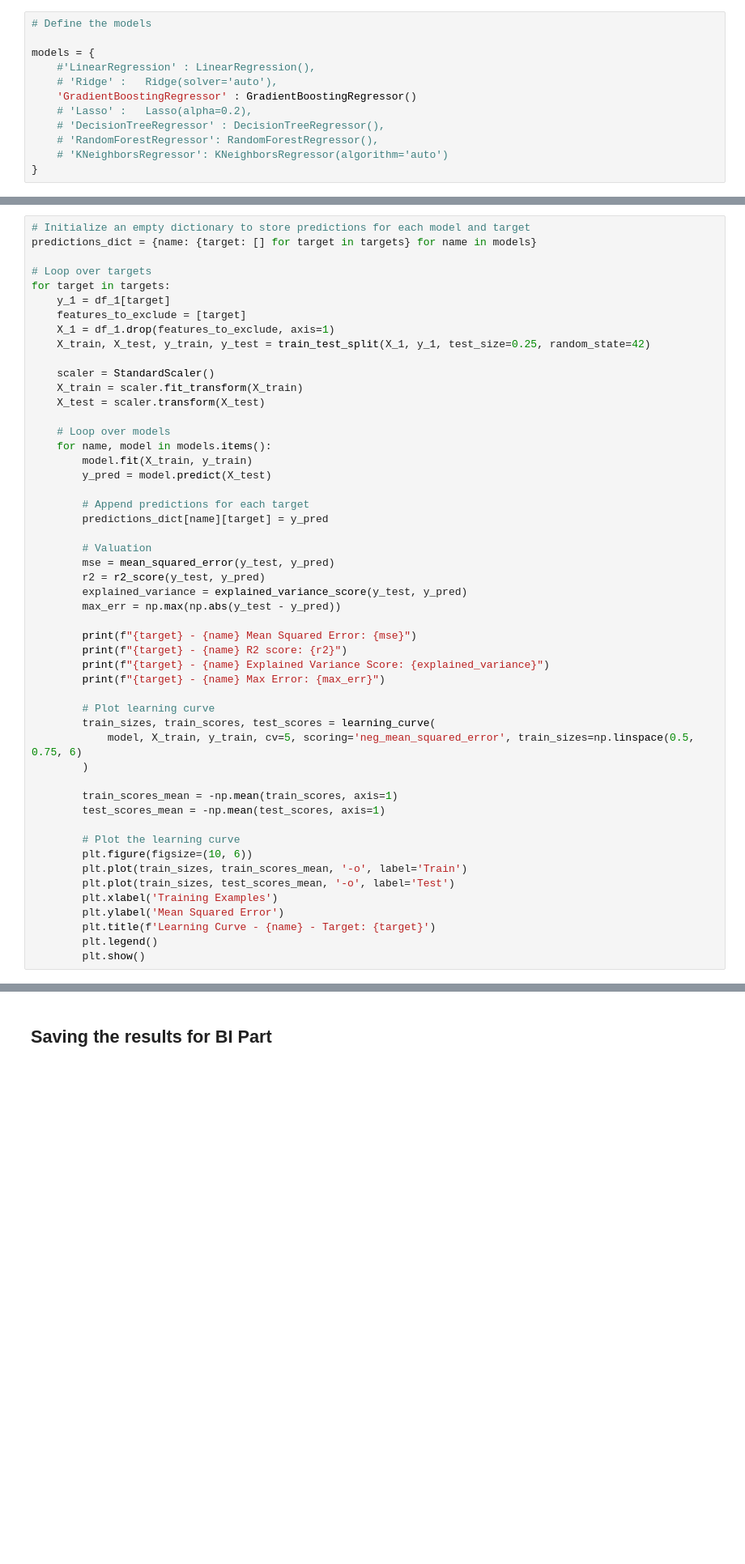
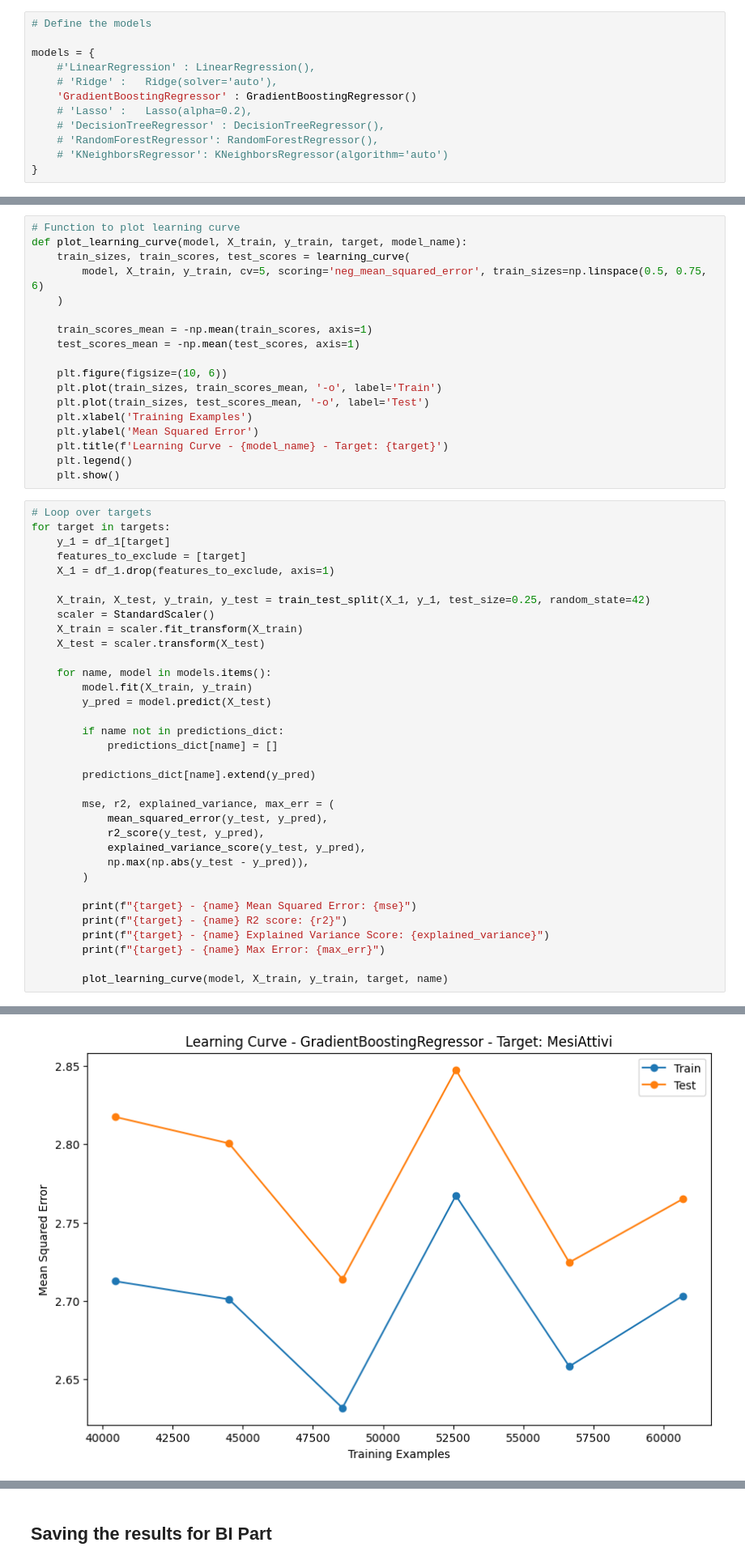
Before and after one commit to I1207/PW4, a Jupyter notebook: Analisi Dati e ML/Analis_ML.ipynb, the cells around one changed output, grey strips where cells are left out. Shown: that part at 81% size. Cells and saved outputs as stored; diff of their text form; blank space fills up the shorter version.

```diff
--- a/Analisi Dati e ML/Analis_ML.ipynb
+++ b/Analisi Dati e ML/Analis_ML.ipynb
@@ -154,51 +193,53 @@ targets = ['MesiAttivi', 'UltimoReddito', 'MesiBEP']  # Targets
+# %%
+# Function to plot learning curve
+def plot_learning_curve(model, X_train, y_train, target, model_name):
+    train_sizes, train_scores, test_scores = learning_curve(
+        model, X_train, y_train, cv=5, scoring='neg_mean_squared_error', train_sizes=np.linspace(0.5, 0.75, 6)
+    )
+
+    train_scores_mean = -np.mean(train_scores, axis=1)
+    test_scores_mean = -np.mean(test_scores, axis=1)
+
+    plt.figure(figsize=(10, 6))
+    plt.plot(train_sizes, train_scores_mean, '-o', label='Train')
+    plt.plot(train_sizes, test_scores_mean, '-o', label='Test')
+    plt.xlabel('Training Examples')
+    plt.ylabel('Mean Squared Error')
+    plt.title(f'Learning Curve - {model_name} - Target: {target}')
+    plt.legend()
+    plt.show()
 # %%
-# Initialize an empty dictionary to store predictions for each model and target
-predictions_dict = {name: {target: [] for target in targets} for name in models}
-
 # Loop over targets
 for target in targets:
     y_1 = df_1[target]
     features_to_exclude = [target]
     X_1 = df_1.drop(features_to_exclude, axis=1)
+
     X_train, X_test, y_train, y_test = train_test_split(X_1, y_1, test_size=0.25, random_state=42)
-
     scaler = StandardScaler()
     X_train = scaler.fit_transform(X_train)
     X_test = scaler.transform(X_test)
 
-    # Loop over models
     for name, model in models.items():
         model.fit(X_train, y_train)
         y_pred = model.predict(X_test)
 
-        # Append predictions for each target
-        predictions_dict[name][target] = y_pred
+        if name not in predictions_dict:
+            predictions_dict[name] = []
 
-        # Valuation
-        mse = mean_squared_error(y_test, y_pred)
-        r2 = r2_score(y_test, y_pred)
-        explained_variance = explained_variance_score(y_test, y_pred)
-        max_err = np.max(np.abs(y_test - y_pred))
+        predictions_dict[name].extend(y_pred)
+
+        mse, r2, explained_variance, max_err = (
+            mean_squared_error(y_test, y_pred),
+            r2_score(y_test, y_pred),
+            explained_variance_score(y_test, y_pred),
+            np.max(np.abs(y_test - y_pred)),
+        )
 
         print(f"{target} - {name} Mean Squared Error: {mse}")
         print(f"{target} - {name} R2 score: {r2}")
         print(f"{target} - {name} Explained Variance Score: {explained_variance}")
         print(f"{target} - {name} Max Error: {max_err}")
 
-        # Plot learning curve
-        train_sizes, train_scores, test_scores = learning_curve(
-            model, X_train, y_train, cv=5, scoring='neg_mean_squared_error', train_sizes=np.linspace(0.5, 0.75, 6)
-        )
-
-        train_scores_mean = -np.mean(train_scores, axis=1)
-        test_scores_mean = -np.mean(test_scores, axis=1)
-
-        # Plot the learning curve
-        plt.figure(figsize=(10, 6))
-        plt.plot(train_sizes, train_scores_mean, '-o', label='Train')
-        plt.plot(train_sizes, test_scores_mean, '-o', label='Test')
-        plt.xlabel('Training Examples')
-        plt.ylabel('Mean Squared Error')
-        plt.title(f'Learning Curve - {name} - Target: {target}')
-        plt.legend()
-        plt.show()
+        plot_learning_curve(model, X_train, y_train, target, name)
+# %% [output]
@@ -204,0 +250 @@ for target in targets:
+[figure, added]
```
Also changed, not shown: parts of 14 cells of this notebook.
